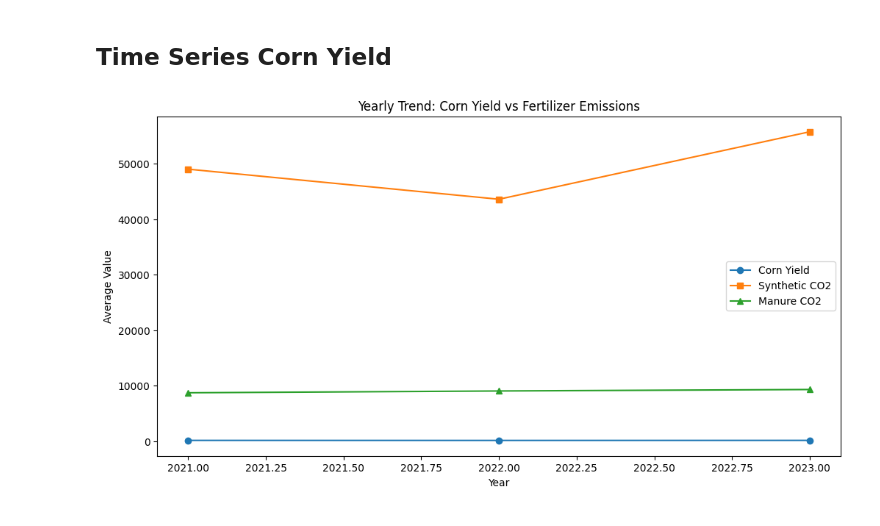
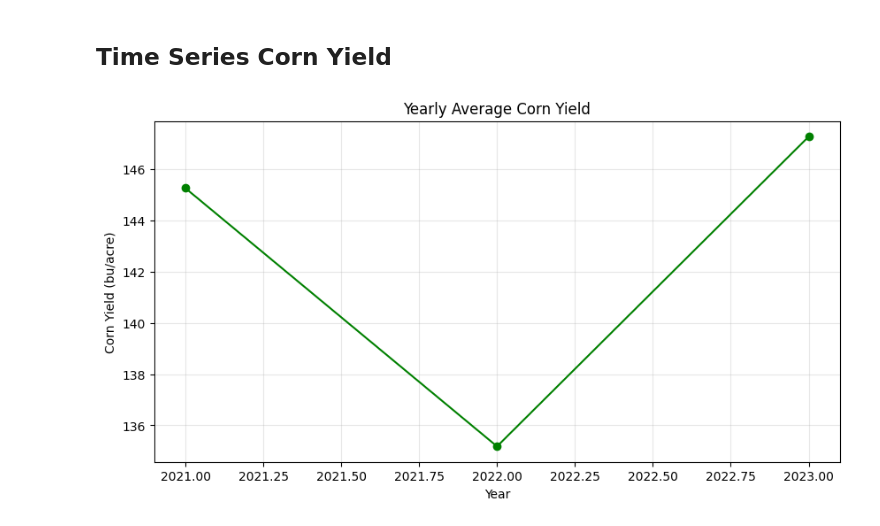
Before and after one commit to Gerardo-S/crop-yield, a Jupyter notebook: notebooks/e_chin.ipynb, the cells around one changed output. Saved outputs shown, nothing was run; the diff lists cells and outputs as text; code cells hidden in the pictures.

```diff
--- a/notebooks/e_chin.ipynb
+++ b/notebooks/e_chin.ipynb
@@ -114,19 +107,16 @@ plt.show();
 # %% [markdown]
 ## Time Series Corn Yield
 # %%
-yearly = df.groupby('Year')[['Corn Grain Yield',
-                             'Synthetic Fertilizer CO2',
-                             'Manure Fertilizer CO2']].mean()
+yearly = df.groupby('Year')[['Corn Yield',
+                             'Synthetic Fertilizer Emissions',
+                             'Manure Fertilizer Emissions']].mean()
 
-fig, ax = plt.subplots(figsize=(12,6))
-ax.plot(yearly.index, yearly['Corn Grain Yield'], marker='o', label='Corn Yield')
-ax.plot(yearly.index, yearly['Synthetic Fertilizer CO2'], marker='s', label='Synthetic CO2')
-ax.plot(yearly.index, yearly['Manure Fertilizer CO2'], marker='^', label='Manure CO2')
-
-ax.set_xlabel('Year')
-ax.set_ylabel('Average Value')
-ax.set_title('Yearly Trend: Corn Yield vs Fertilizer Emissions')
-ax.legend()
+plt.figure(figsize=(10,5))
+plt.plot(yearly.index, yearly['Corn Yield'], marker='o', color='green')
+plt.title('Yearly Average Corn Yield')
+plt.xlabel('Year')
+plt.ylabel('Corn Yield (bu/acre)')
+plt.grid(alpha=0.3)
 plt.show();
 # %% [output]
-[figure, old version]
+[figure, new version]
```
Also changed, not shown: parts of 7 cells of this notebook.
